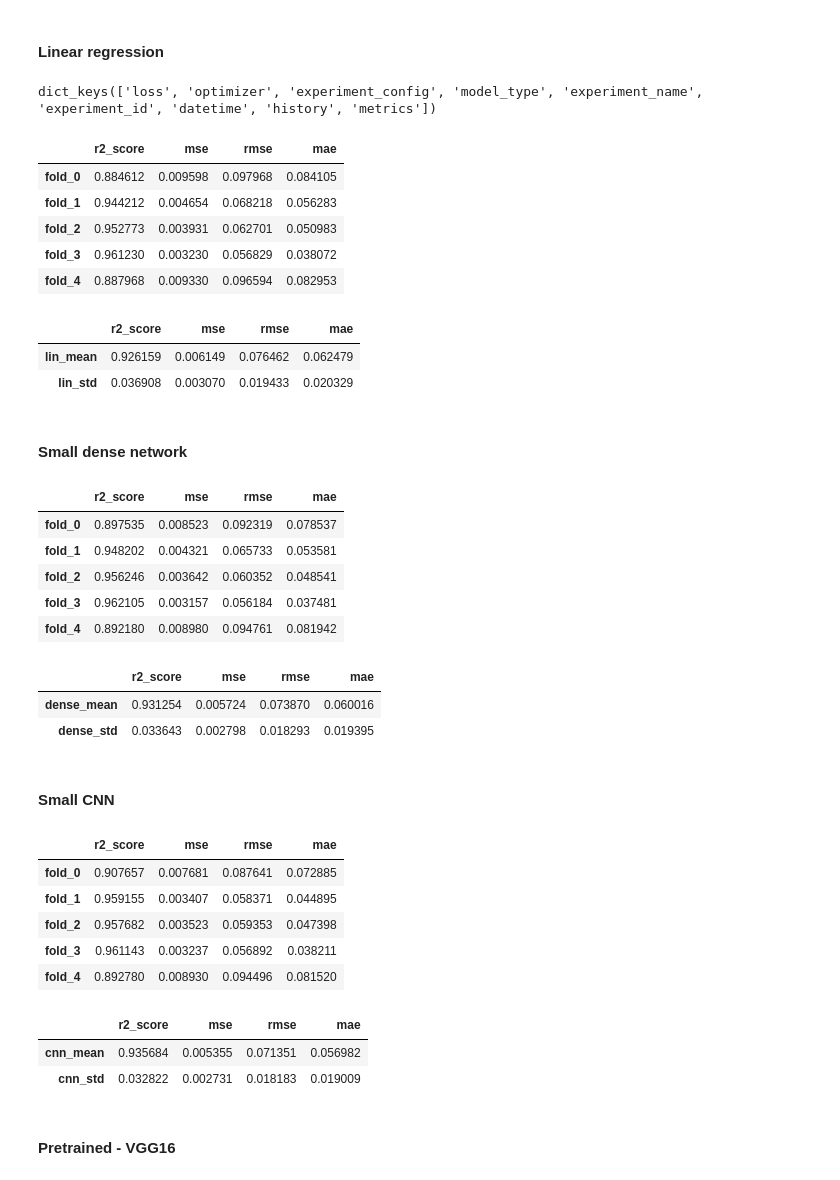
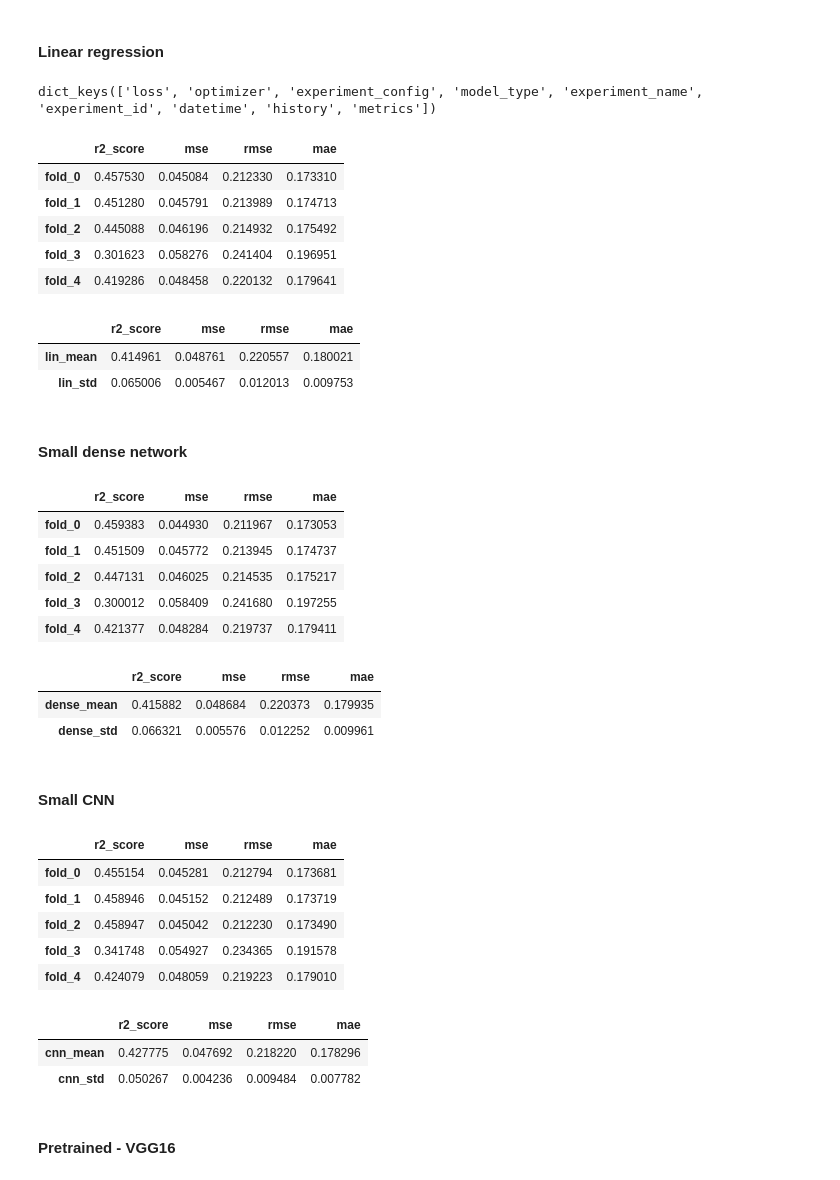
Before and after one commit to geirtul/master_analysis, a Jupyter notebook: notebooks/results/regression_simulated.ipynb, the cells around one changed output. Cells and saved outputs as stored; diff of their text form; code cells hidden in the pictures.

```diff
--- a/notebooks/results/regression_simulated.ipynb
+++ b/notebooks/results/regression_simulated.ipynb
@@ -209,7 +209,7 @@ Mean R2-scores for regresson of simulated data using multiple models.
 Error estimates are the standard deviation in results from k-fold cross-validation
 with $K=5$ folds.
 """
-label = "tab:regression-simulated-position-r2"
+label = "tab:regression-simulated-single-position-r2"
 with open(fname, "w") as fp:
     pd.set_option('display.max_colwidth', -1)
     f1_df.to_latex(fp, escape=False, caption=caption, label=label, index=False)
@@ -360,7 +360,7 @@ Mean R2-scores for regresson of simulated data using multiple models.
 Error estimates are the standard deviation in results from k-fold cross-validation
 with $K=5$ folds.
 """
-label = "tab:regression-simulated-position-r2"
+label = "tab:regression-simulated-single-energy-r2"
 with open(fname, "w") as fp:
     pd.set_option('display.max_colwidth', -1)
     f1_df.to_latex(fp, escape=False, caption=caption, label=label, index=False)
@@ -534,7 +534,7 @@ Mean R2-scores for regresson of simulated data using multiple models.
 Error estimates are the standard deviation in results from k-fold cross-validation
 with $K=5$ folds.
 """
-label = "tab:regression-simulated-position-r2"
+label = "tab:regression-simulated-double-position-r2"
 with open(fname, "w") as fp:
     pd.set_option('display.max_colwidth', -1)
     f1_df.to_latex(fp, escape=False, caption=caption, label=label, index=False)
@@ -544,32 +544,32 @@ with open(fname, "w") as fp:
 #### Linear regression
 # %%
 # Load linear regression experiment
-lin_ex_id = ""
+lin_ex_id = "6e600e08e8af"
 lin_ex = load_experiment(lin_ex_id)
 print(lin_ex.keys())
 #lin_model = tf.keras.models.load_model(repo_root + "models/" + lin_ex_id + ".h5")
 
 lin_metrics = experiment_metrics_to_df(lin_ex)
 display(lin_metrics)
 lin_means = lin_metrics.agg([np.mean, np.std])#.applymap('{:.3f}'.format)
 lin_means = lin_means.rename(index={'mean': 'lin_mean', 'std': 'lin_std'})
-display(lin_means)
+#display(lin_means)
 # %% [output]
 dict_keys(['loss', 'optimizer', 'experiment_config', 'model_type', 'experiment_name', 'experiment_id', 'datetime', 'history', 'metrics'])
 |  | r2_score | mse | rmse | mae |
-| fold_0 | 0.884612 | 0.009598 | 0.097968 | 0.084105 |
-| fold_1 | 0.944212 | 0.004654 | 0.068218 | 0.056283 |
-| fold_2 | 0.952773 | 0.003931 | 0.062701 | 0.050983 |
-| fold_3 | 0.961230 | 0.003230 | 0.056829 | 0.038072 |
-| fold_4 | 0.887968 | 0.009330 | 0.096594 | 0.082953 |
+| fold_0 | 0.457530 | 0.045084 | 0.212330 | 0.173310 |
+| fold_1 | 0.451280 | 0.045791 | 0.213989 | 0.174713 |
+| fold_2 | 0.445088 | 0.046196 | 0.214932 | 0.175492 |
+| fold_3 | 0.301623 | 0.058276 | 0.241404 | 0.196951 |
+| fold_4 | 0.419286 | 0.048458 | 0.220132 | 0.179641 |
 |  | r2_score | mse | rmse | mae |
-| lin_mean | 0.926159 | 0.006149 | 0.076462 | 0.062479 |
-| lin_std | 0.036908 | 0.003070 | 0.019433 | 0.020329 |
+| lin_mean | 0.414961 | 0.048761 | 0.220557 | 0.180021 |
+| lin_std | 0.065006 | 0.005467 | 0.012013 | 0.009753 |
 # %% [markdown]
 #### Small dense network
 # %%
 # Load dense regression experiment
-dense_ex_id = ""
+dense_ex_id = "96cd3707d131"
 dense_ex = load_experiment(dense_ex_id)
 #log_model = tf.keras.models.load_model(repo_root + "models/" + dense_ex_id + ".h5")
 
@@ -577,22 +577,22 @@ dense_metrics = experiment_metrics_to_df(dense_ex)
 display(dense_metrics)
 dense_means = dense_metrics.agg([np.mean, np.std])#.applymap('{:.3f}'.format)
 dense_means = dense_means.rename(index={'mean': 'dense_mean', 'std': 'dense_std'})
-display(dense_means)
+#display(dense_means)
 # %% [output]
 |  | r2_score | mse | rmse | mae |
-| fold_0 | 0.897535 | 0.008523 | 0.092319 | 0.078537 |
-| fold_1 | 0.948202 | 0.004321 | 0.065733 | 0.053581 |
-| fold_2 | 0.956246 | 0.003642 | 0.060352 | 0.048541 |
-| fold_3 | 0.962105 | 0.003157 | 0.056184 | 0.037481 |
-| fold_4 | 0.892180 | 0.008980 | 0.094761 | 0.081942 |
+| fold_0 | 0.459383 | 0.044930 | 0.211967 | 0.173053 |
+| fold_1 | 0.451509 | 0.045772 | 0.213945 | 0.174737 |
+| fold_2 | 0.447131 | 0.046025 | 0.214535 | 0.175217 |
+| fold_3 | 0.300012 | 0.058409 | 0.241680 | 0.197255 |
+| fold_4 | 0.421377 | 0.048284 | 0.219737 | 0.179411 |
 |  | r2_score | mse | rmse | mae |
-| dense_mean | 0.931254 | 0.005724 | 0.073870 | 0.060016 |
-| dense_std | 0.033643 | 0.002798 | 0.018293 | 0.019395 |
+| dense_mean | 0.415882 | 0.048684 | 0.220373 | 0.179935 |
+| dense_std | 0.066321 | 0.005576 | 0.012252 | 0.009961 |
 # %% [markdown]
 #### Small CNN
 # %%
 # Load cnn regression experiment
-cnn_ex_id = ""
+cnn_ex_id = "f41605cb58b4"
 cnn_ex = load_experiment(cnn_ex_id)
 #log_model = tf.keras.models.load_model(repo_root + "models/" + cnn_ex_id + ".h5")
 
@@ -600,17 +600,17 @@ cnn_metrics = experiment_metrics_to_df(cnn_ex)
 display(cnn_metrics)
 cnn_means = cnn_metrics.agg([np.mean, np.std])#.applymap('{:.3f}'.format)
 cnn_means = cnn_means.rename(index={'mean': 'cnn_mean', 'std': 'cnn_std'})
-display(cnn_means)
+#display(cnn_means)
 # %% [output]
 |  | r2_score | mse | rmse | mae |
-| fold_0 | 0.907657 | 0.007681 | 0.087641 | 0.072885 |
-| fold_1 | 0.959155 | 0.003407 | 0.058371 | 0.044895 |
-| fold_2 | 0.957682 | 0.003523 | 0.059353 | 0.047398 |
-| fold_3 | 0.961143 | 0.003237 | 0.056892 | 0.038211 |
-| fold_4 | 0.892780 | 0.008930 | 0.094496 | 0.081520 |
+| fold_0 | 0.455154 | 0.045281 | 0.212794 | 0.173681 |
+| fold_1 | 0.458946 | 0.045152 | 0.212489 | 0.173719 |
+| fold_2 | 0.458947 | 0.045042 | 0.212230 | 0.173490 |
+| fold_3 | 0.341748 | 0.054927 | 0.234365 | 0.191578 |
+| fold_4 | 0.424079 | 0.048059 | 0.219223 | 0.179010 |
 |  | r2_score | mse | rmse | mae |
-| cnn_mean | 0.935684 | 0.005355 | 0.071351 | 0.056982 |
-| cnn_std | 0.032822 | 0.002731 | 0.018183 | 0.019009 |
+| cnn_mean | 0.427775 | 0.047692 | 0.218220 | 0.178296 |
+| cnn_std | 0.050267 | 0.004236 | 0.009484 | 0.007782 |
 # %% [markdown]
 #### Pretrained - VGG16
 # %%
```
Also changed, not shown: parts of 16 cells of this notebook.
